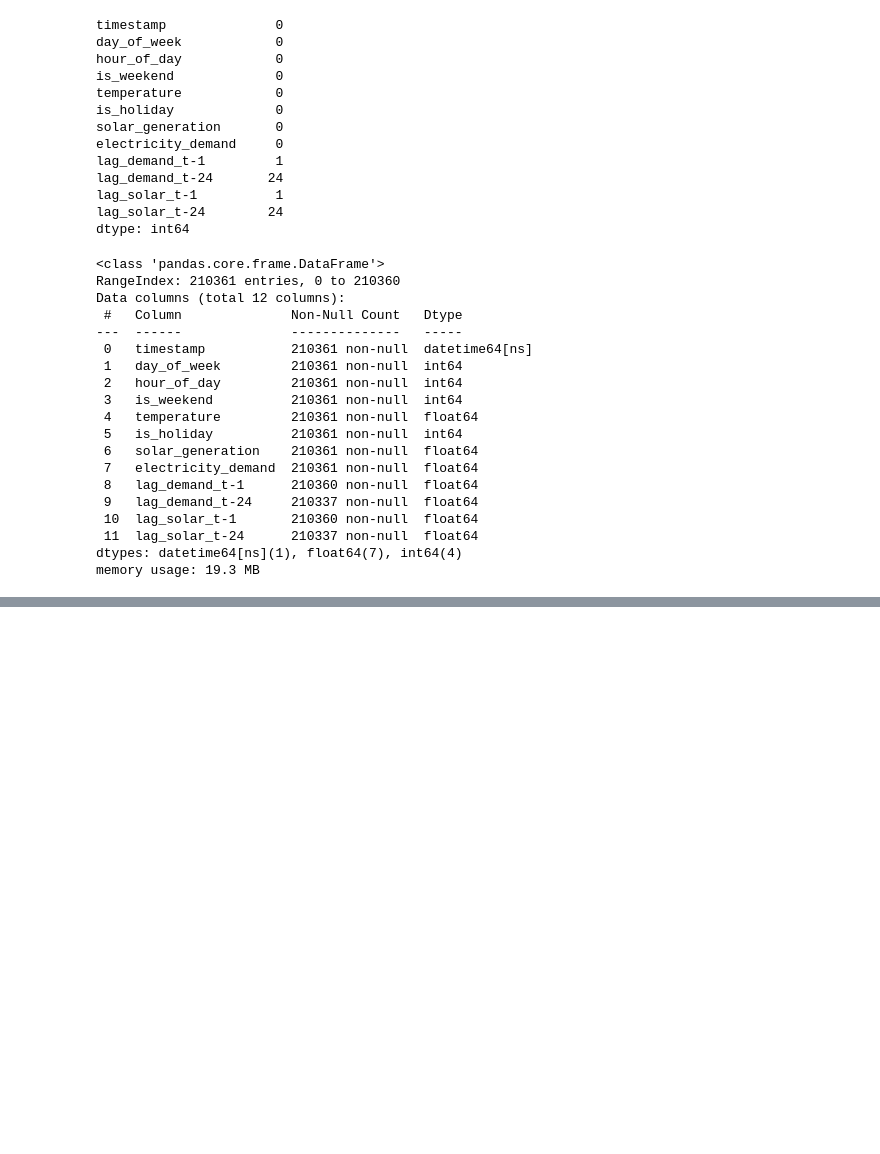
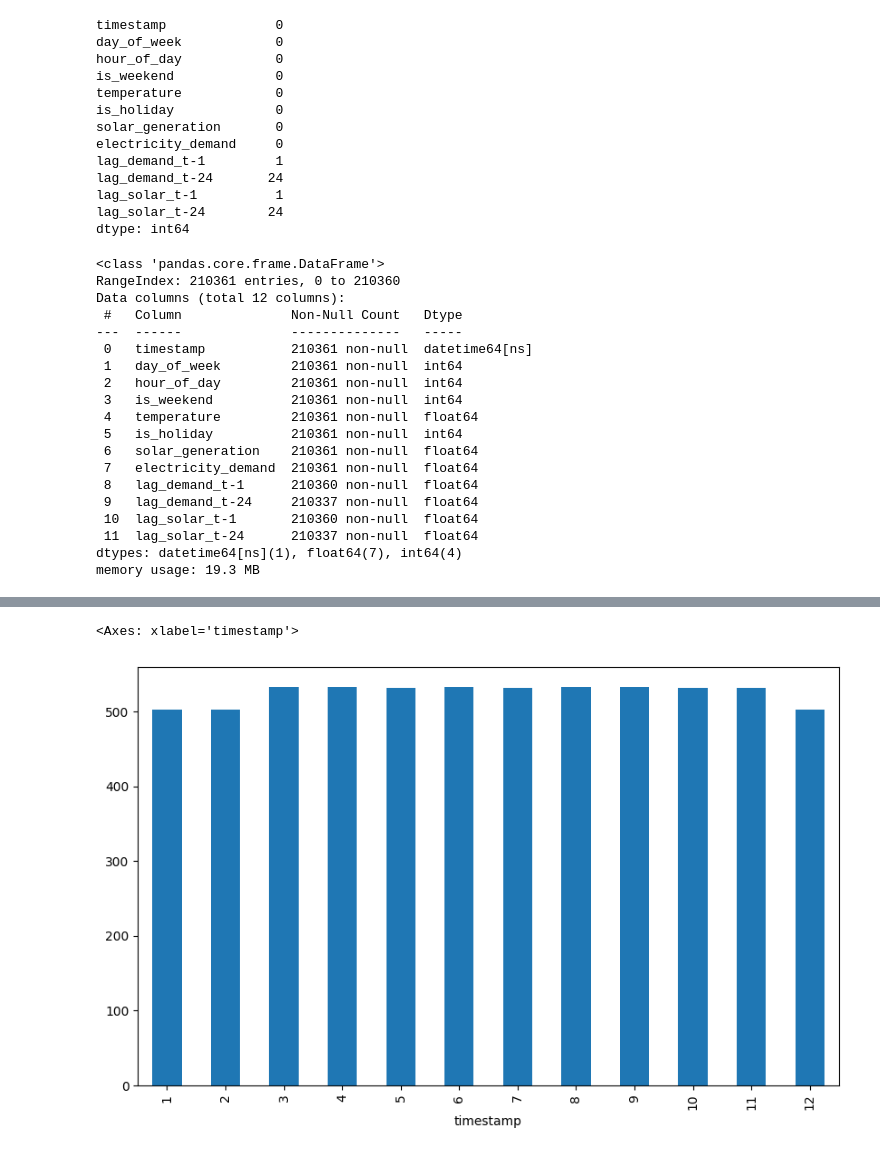
Before and after one commit to halsangihs/miniProject, a Jupyter notebook: main.ipynb, the cells around one changed output, grey strips where cells are left out. Saved outputs shown, nothing was run; the diff lists cells and outputs as text; code cells hidden in the pictures; blank space fills up the shorter version.

```diff
--- a/main.ipynb
+++ b/main.ipynb
@@ -155,0 +182,5 @@ data.head()
+# %%
+df.groupby((df['timestamp'].dt.month))['electricity_demand'].mean().plot(kind='bar', figsize=(10,6))
+# %% [output]
+<Axes: xlabel='timestamp'>
+[figure, added]
```
Also changed, not shown: parts of 4 cells of this notebook.
